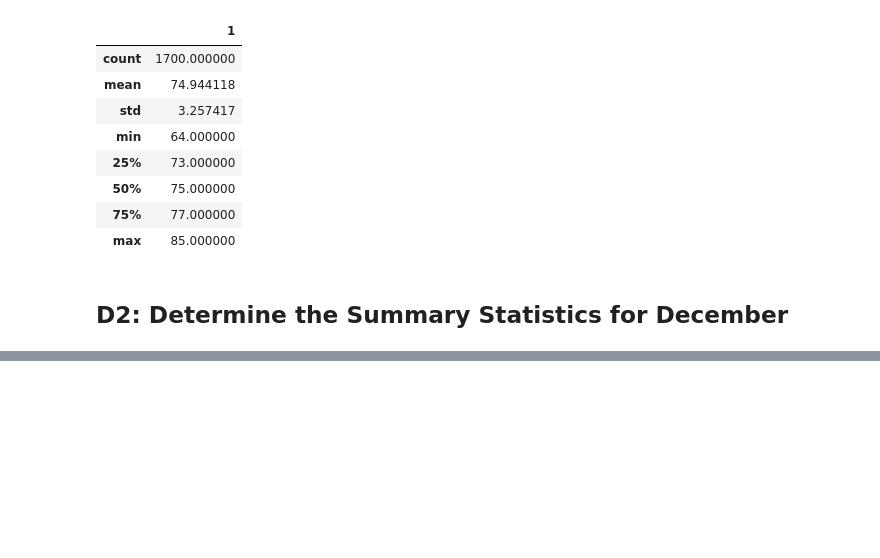
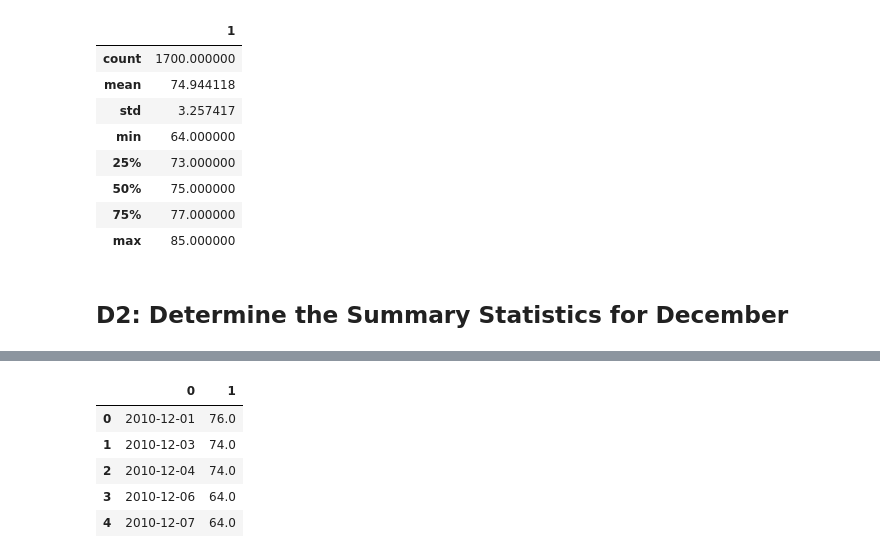
Before and after one commit to DevTrav/surfs_up, a Jupyter notebook: SurfsUp_Challenge.ipynb, the cells around one changed output, grey strips where cells are left out. Cells and saved outputs as stored; diff of their text form; code cells hidden in the pictures; blank space fills up the shorter version.

```diff
--- a/SurfsUp_Challenge.ipynb
+++ b/SurfsUp_Challenge.ipynb
@@ -82,5 +82,9 @@ df.describe()
 ## D2: Determine the Summary Statistics for December
 # %%
 # 6. Write a query that filters the Measurement table to retrieve the temperatures for the month of December.
+results = session.query(Measurement.date, Measurement.tobs).\
+    filter(extract('month', Measurement.date) == 12).all()
 # %%
 # 7. Convert the December temperatures to a list.
+temps = list(results)
+temps
@@ -87,4 +109,13 @@ df.describe()
 # %%
 # 8. Create a DataFrame from the list of temperatures for the month of December.
+df = pd.DataFrame(temps)
+df.head()
+# %% [output]
+|  | 0 | 1 |
+| 0 | 2010-12-01 | 76.0 |
+| 1 | 2010-12-03 | 74.0 |
+| 2 | 2010-12-04 | 74.0 |
+| 3 | 2010-12-06 | 64.0 |
+| 4 | 2010-12-07 | 64.0 |
 # %%
 # 9. Calculate and print out the summary statistics for the Decemeber temperature DataFrame.
```
Also changed, not shown: parts of 2 cells of this notebook.
